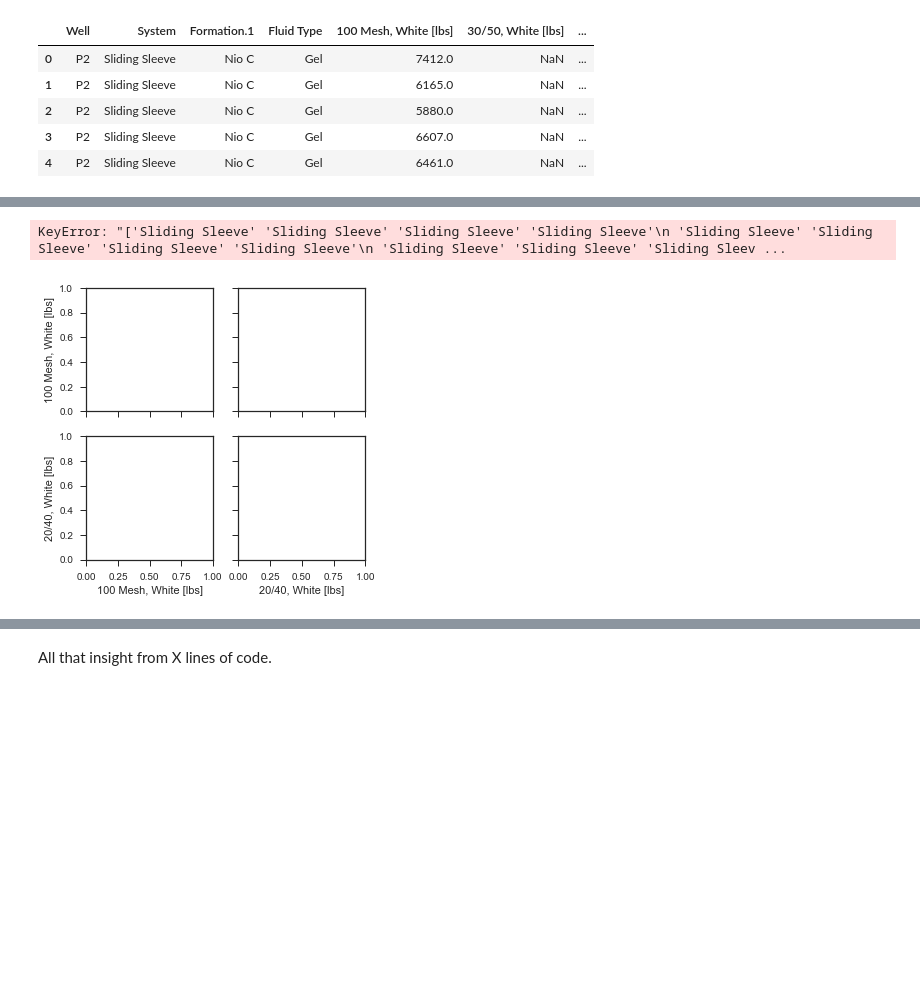
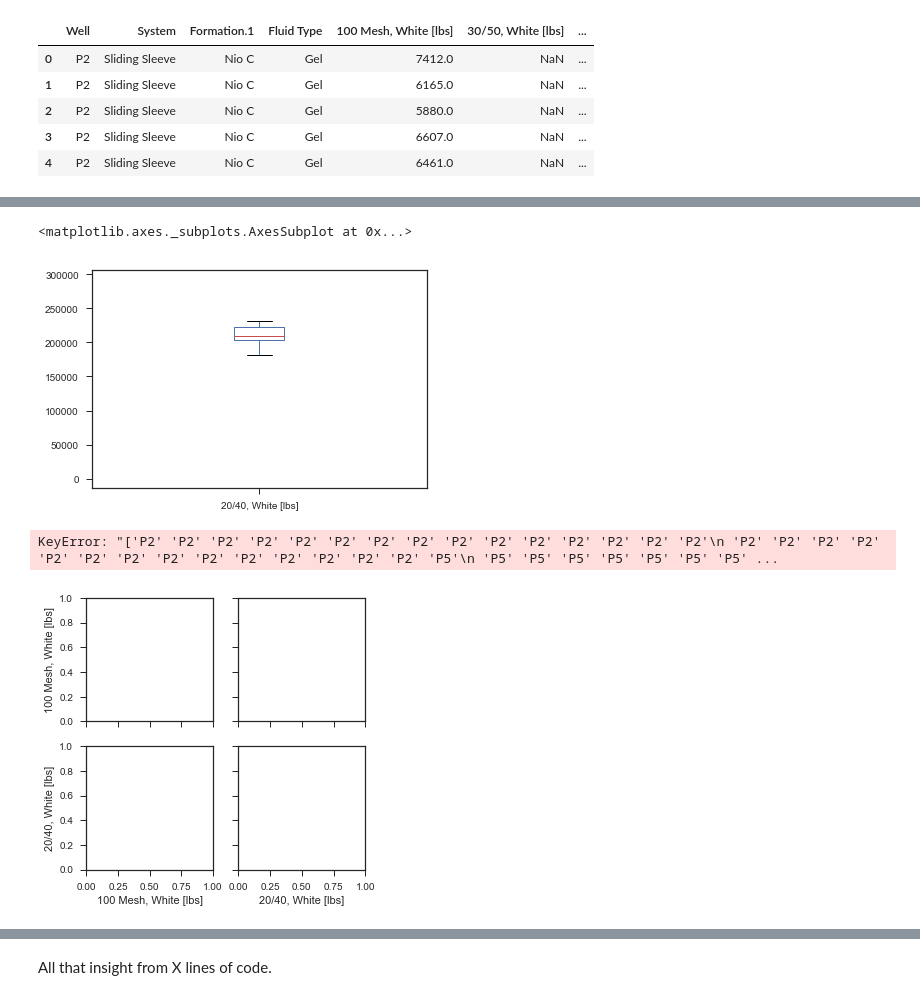
Before and after one commit to kykiefer/wdl, a Jupyter notebook: proppant.ipynb, the cells around one changed output, grey strips where cells are left out. Saved outputs shown, nothing was run; the diff lists cells and outputs as text; code cells hidden in the pictures; blank space fills up the shorter version.

```diff
--- a/proppant.ipynb
+++ b/proppant.ipynb
@@ -56,7 +65,12 @@ Name: Screen Out, dtype: int64
+# %%
+nioc_df['20/40, White [lbs]'].plot(kind='box')
+# %% [output]
+<matplotlib.axes._subplots.AxesSubplot at 0x...>
+[figure, added]
 # %%
-sns.pairplot(nioc_df[['100 Mesh, White [lbs]', '20/40, White [lbs]']], hue=nioc_df['System'], diag_kind="kde", plot_kws={"s": 40, "alpha": 0.6});
+sns.pairplot(nioc_df[['100 Mesh, White [lbs]', '20/40, White [lbs]']], hue=nioc_df['Well'], diag_kind="kde", plot_kws={"s": 40, "alpha": 0.6});
 # %% [output]
-KeyError: "['Sliding Sleeve' 'Sliding Sleeve' 'Sliding Sleeve' 'Sliding Sleeve'\n 'Sliding Sleeve' 'Sliding Sleeve' 'Sliding Sleeve' 'Sliding Sleeve'\n 'Sliding Sleeve' 'Sliding Sleeve' 'Sliding Sleev ...
+KeyError: "['P2' 'P2' 'P2' 'P2' 'P2' 'P2' 'P2' 'P2' 'P2' 'P2' 'P2' 'P2' 'P2' 'P2' 'P2'\n 'P2' 'P2' 'P2' 'P2' 'P2' 'P2' 'P2' 'P2' 'P2' 'P2' 'P2' 'P2' 'P2' 'P2' 'P5'\n 'P5' 'P5' 'P5' 'P5' 'P5' 'P5' 'P5' ...
 [figure]
 # %%
 df_stats.boxplot(column='100 Mesh, White [lbs]', by='Screen Out');
```
Also changed, not shown: parts of 9 cells of this notebook.
